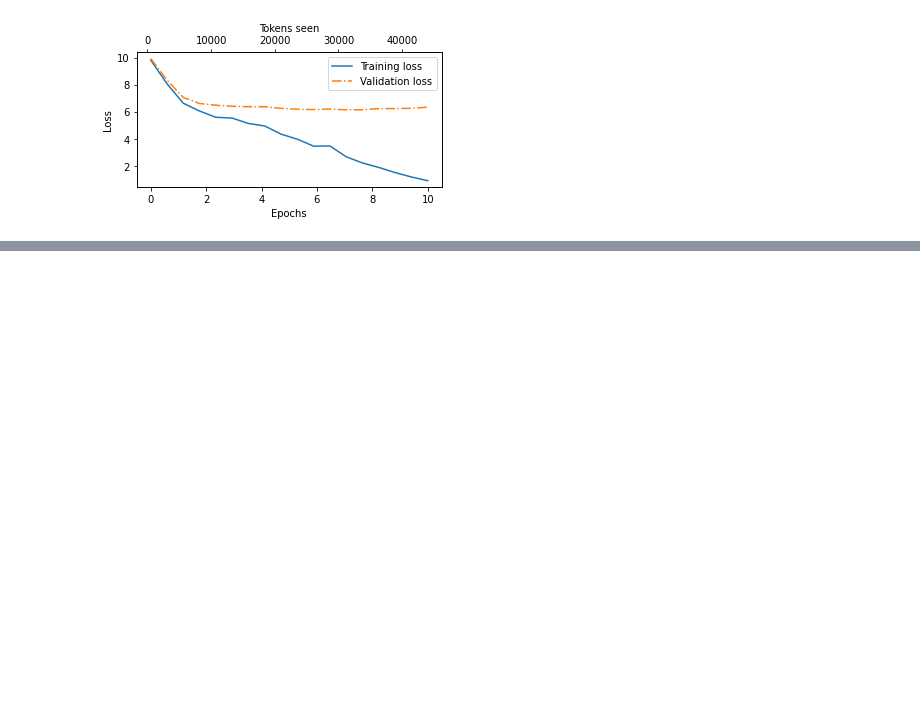
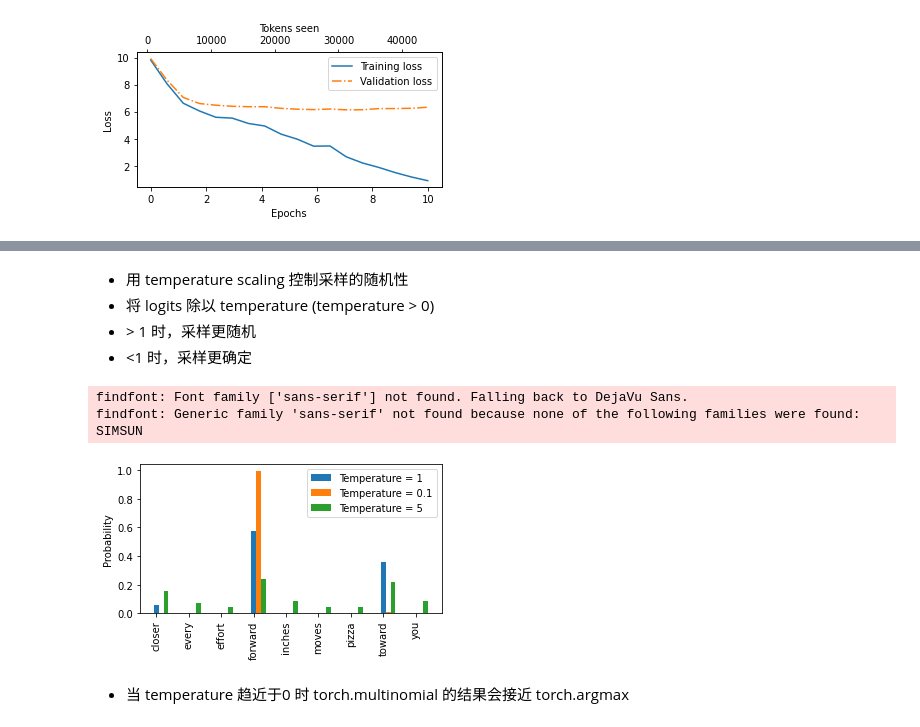
Before and after one commit to shishi2/LLMs, a Jupyter notebook: ch05/ch05_main.ipynb, the cells around one changed output, grey strips where cells are left out. Drawn from its saved outputs; the diff is of its cells as text; code cells hidden in the pictures; blank space fills up the shorter version.

```diff
--- a/ch05/ch05_main.ipynb
+++ b/ch05/ch05_main.ipynb
@@ -472,0 +547,39 @@ plot_losses(epochs_tensor, tokens_seen, train_losses, val_losses)
+# %% [markdown]
+- 用 temperature scaling 控制采样的随机性
+- 将 logits 除以 temperature (temperature > 0)
+- \> 1 时，采样更随机
+- \<1 时，采样更确定
+# %%
+def softmax_with_temperature(logits, temperature):
+	scaled_logits = logits / temperature
+	return torch.softmax(scaled_logits, dim=0)
+
+temperatures = [1, 0.1, 5]
+
+scaled_probas = [softmax_with_temperature(next_token_logits, T) for T in temperatures]
+# %%
+# Plotting
+x = torch.arange(len(vocab))
+bar_width = 0.15
+
+plt.rcParams['font.sans-serif'] = ['SIMSUN']
+
+fig, ax = plt.subplots(figsize=(5, 3))
+for i, T in enumerate(temperatures):
+    rects = ax.bar(x + i * bar_width, scaled_probas[i], bar_width, label=f'Temperature = {T}')
+
+ax.set_ylabel('Probability')
+ax.set_xticks(x)
+ax.set_xticklabels(vocab.keys(), rotation=90)
+ax.legend()
+# ax.set_title("三种不同缩放系数所导致的概率分布")
+
+plt.tight_layout()
+plt.savefig("temperature-plot.pdf")
+plt.show()
+# %% [output]
+findfont: Font family ['sans-serif'] not found. Falling back to DejaVu Sans.
+findfont: Generic family 'sans-serif' not found because none of the following families were found: SIMSUN
+[figure, added]
+# %% [markdown]
+- 当 temperature 趋近于0 时 torch.multinomial 的结果会接近 torch.argmax
```
Also changed, not shown: parts of 40 cells of this notebook, 4 other files.
